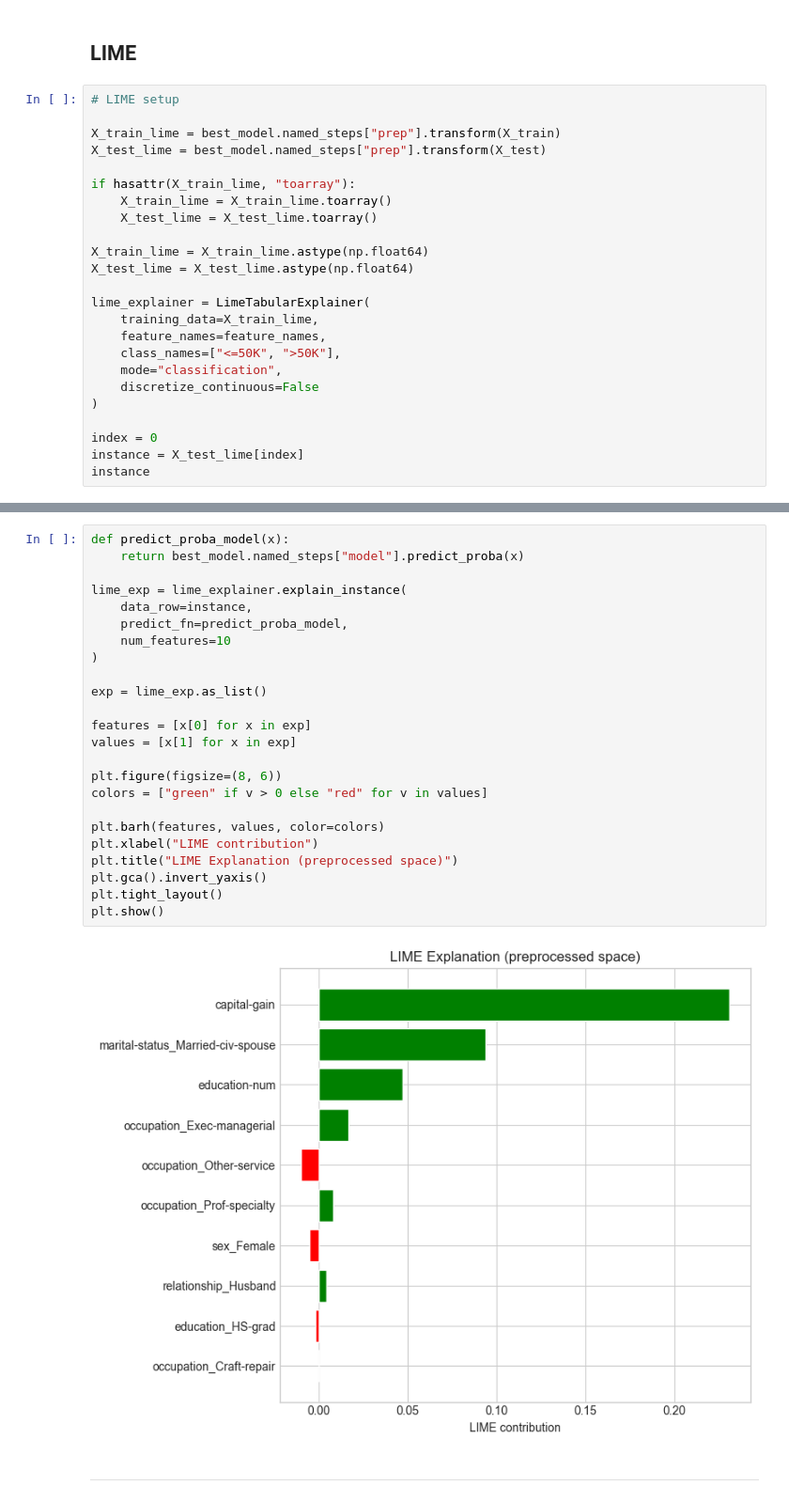
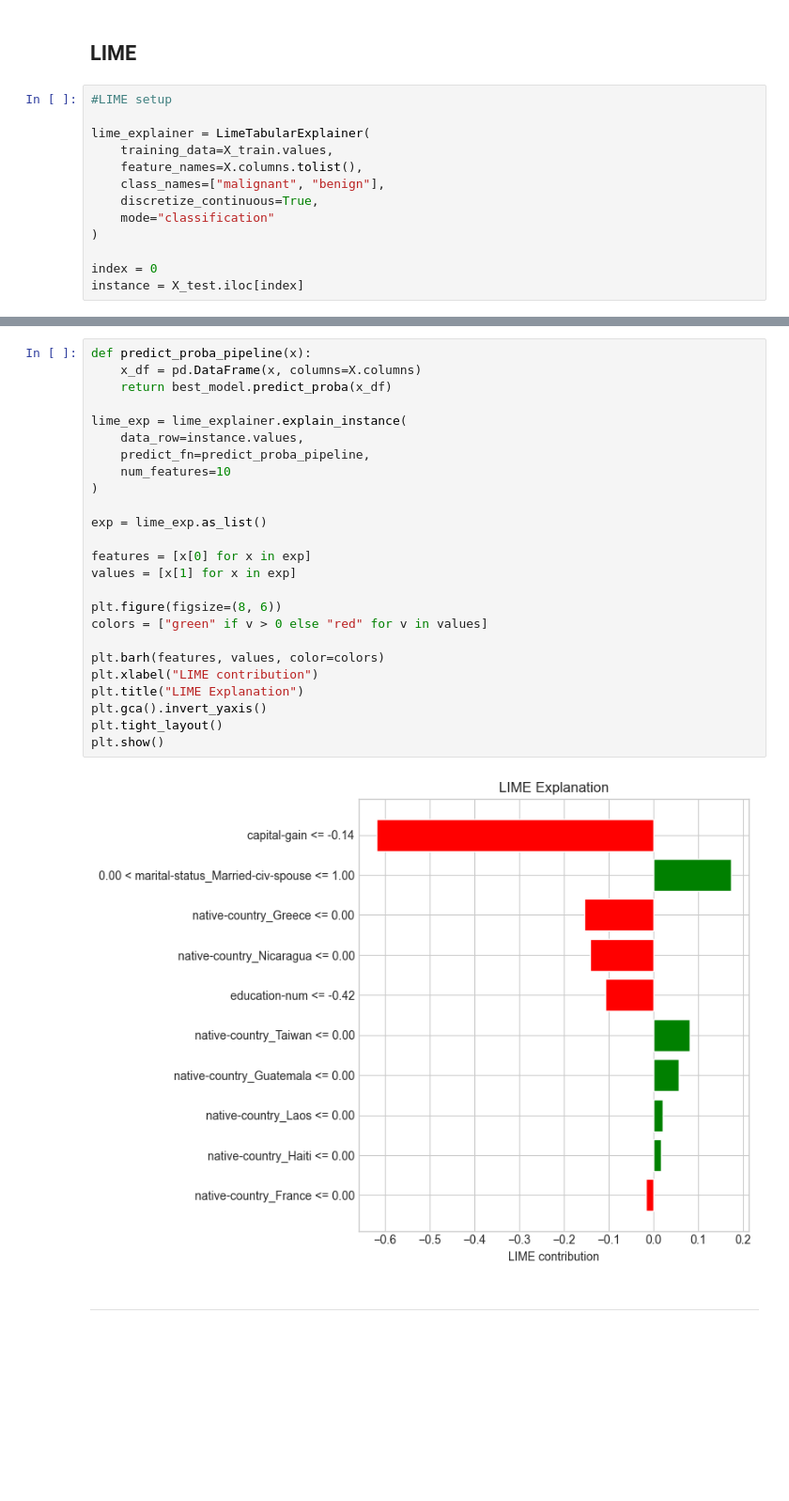
Before and after one commit to MiernikA/XAI-UJ, a Jupyter notebook: counterfactual-analysis/notebooks/counterfactual_analysis/dataset_2_adult_income.ipynb, the cells around one changed output, grey strips where cells are left out. Shown at 94% size. Drawn from its saved outputs; the diff is of its cells as text; blank space fills up the shorter version.

```diff
--- a/counterfactual-analysis/notebooks/counterfactual_analysis/dataset_2_adult_income.ipynb
+++ b/counterfactual-analysis/notebooks/counterfactual_analysis/dataset_2_adult_income.ipynb
@@ -255,26 +240,15 @@ plt.show()
 # %% [markdown]
 ## LIME
 # %%
-# LIME setup
-
-X_train_lime = best_model.named_steps["prep"].transform(X_train)
-X_test_lime = best_model.named_steps["prep"].transform(X_test)
-
-if hasattr(X_train_lime, "toarray"):
-    X_train_lime = X_train_lime.toarray()
-    X_test_lime = X_test_lime.toarray()
-
-X_train_lime = X_train_lime.astype(np.float64)
-X_test_lime = X_test_lime.astype(np.float64)
+#LIME setup
 
 lime_explainer = LimeTabularExplainer(
-    training_data=X_train_lime,
-    feature_names=feature_names,
-    class_names=["<=50K", ">50K"],
-    mode="classification",
-    discretize_continuous=False
+    training_data=X_train.values,
+    feature_names=X.columns.tolist(),
+    class_names=["malignant", "benign"],
+    discretize_continuous=True,
+    mode="classification"
 )
 
 index = 0
-instance = X_test_lime[index]
-instance
+instance = X_test.iloc[index]
@@ -299,29 +255,30 @@ array([-0.0512802 , -0.2908866 , -0.41882603, -0.14430696, -0.21976933,
 # %%
-def predict_proba_model(x):
-    return best_model.named_steps["model"].predict_proba(x)
+def predict_proba_pipeline(x):
+    x_df = pd.DataFrame(x, columns=X.columns)
+    return best_model.predict_proba(x_df)
 
 lime_exp = lime_explainer.explain_instance(
-    data_row=instance,
-    predict_fn=predict_proba_model,
+    data_row=instance.values,
+    predict_fn=predict_proba_pipeline,
     num_features=10
 )
 
 exp = lime_exp.as_list()
 
 features = [x[0] for x in exp]
 values = [x[1] for x in exp]
 
 plt.figure(figsize=(8, 6))
 colors = ["green" if v > 0 else "red" for v in values]
 
 plt.barh(features, values, color=colors)
 plt.xlabel("LIME contribution")
-plt.title("LIME Explanation (preprocessed space)")
+plt.title("LIME Explanation")
 plt.gca().invert_yaxis()
 plt.tight_layout()
 plt.show()
 # %% [output]
-[figure, old version]
+[figure, new version]
 # %% [markdown]
 ---
 # %% [markdown]
```
Also changed, not shown: parts of 18 cells of this notebook, 11 other files.
